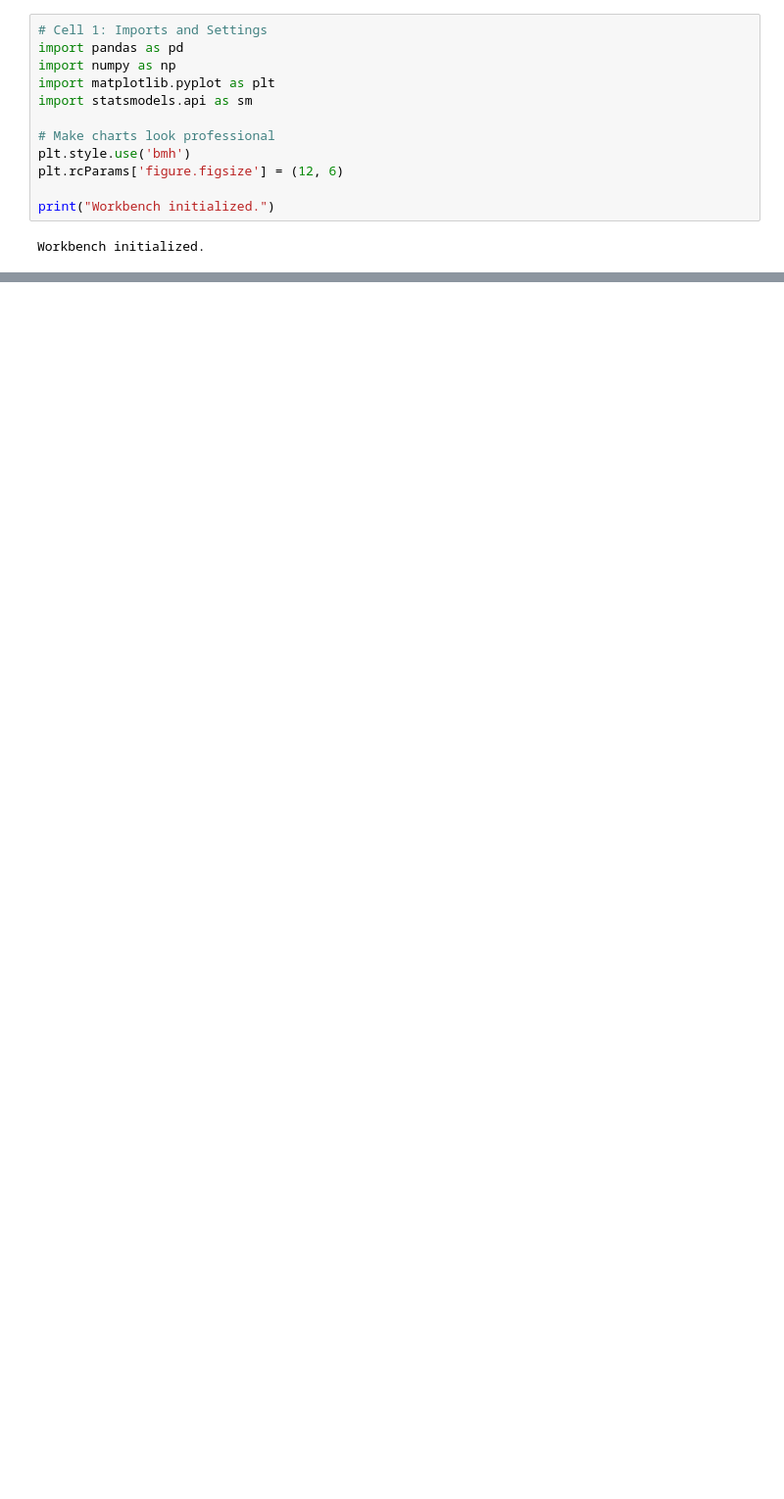
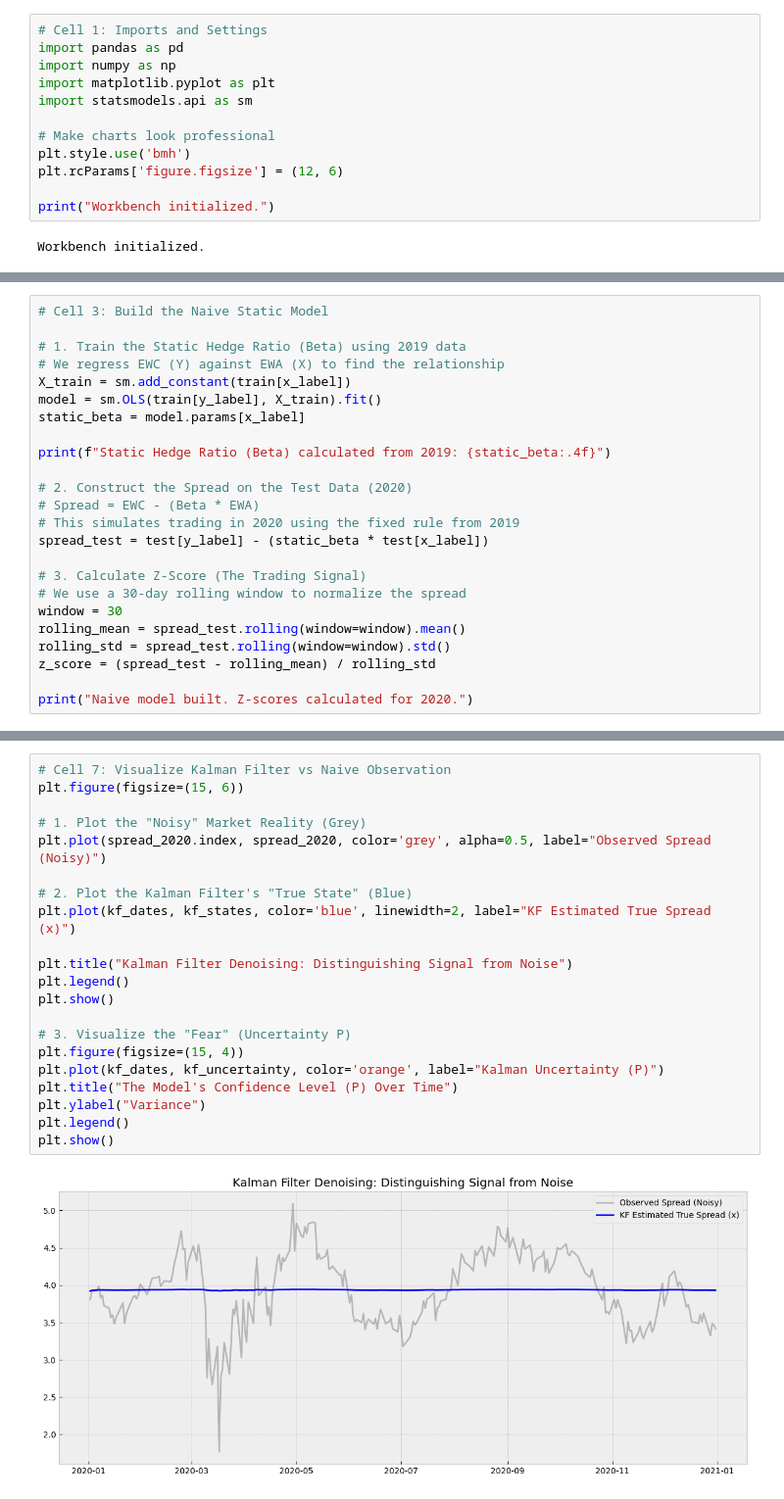
Before and after one commit to aleex2396-ai/kalman-quant-project, a Jupyter notebook: research_main.ipynb, the cells around one changed output, grey strips where cells are left out. Shown at 98% size. Drawn from its saved outputs; the diff is of its cells as text; blank space fills up the shorter version.

```diff
--- a/research_main.ipynb
+++ b/research_main.ipynb
@@ -65,0 +175,24 @@ Testing Data: 253 days
+# %%
+# Cell 3: Build the Naive Static Model
+
+# 1. Train the Static Hedge Ratio (Beta) using 2019 data
+# We regress EWC (Y) against EWA (X) to find the relationship
+X_train = sm.add_constant(train[x_label])
+model = sm.OLS(train[y_label], X_train).fit()
+static_beta = model.params[x_label]
+
+print(f"Static Hedge Ratio (Beta) calculated from 2019: {static_beta:.4f}")
+
+# 2. Construct the Spread on the Test Data (2020)
+# Spread = EWC - (Beta * EWA)
+# This simulates trading in 2020 using the fixed rule from 2019
+spread_test = test[y_label] - (static_beta * test[x_label])
+
+# 3. Calculate Z-Score (The Trading Signal)
+# We use a 30-day rolling window to normalize the spread
+window = 30
+rolling_mean = spread_test.rolling(window=window).mean()
+rolling_std = spread_test.rolling(window=window).std()
+z_score = (spread_test - rolling_mean) / rolling_std
+
+print("Naive model built. Z-scores calculated for 2020.")
@@ -65,0 +333,23 @@ Testing Data: 253 days
+# %%
+# Cell 7: Visualize Kalman Filter vs Naive Observation
+plt.figure(figsize=(15, 6))
+
+# 1. Plot the "Noisy" Market Reality (Grey)
+plt.plot(spread_2020.index, spread_2020, color='grey', alpha=0.5, label="Observed Spread (Noisy)")
+
+# 2. Plot the Kalman Filter's "True State" (Blue)
+plt.plot(kf_dates, kf_states, color='blue', linewidth=2, label="KF Estimated True Spread (x)")
+
+plt.title("Kalman Filter Denoising: Distinguishing Signal from Noise")
+plt.legend()
+plt.show()
+
+# 3. Visualize the "Fear" (Uncertainty P)
+plt.figure(figsize=(15, 4))
+plt.plot(kf_dates, kf_uncertainty, color='orange', label="Kalman Uncertainty (P)")
+plt.title("The Model's Confidence Level (P) Over Time")
+plt.ylabel("Variance")
+plt.legend()
+plt.show()
+# %% [output]
+[figure, added]
```
Also changed, not shown: parts of 16 cells of this notebook, 6 other files.
